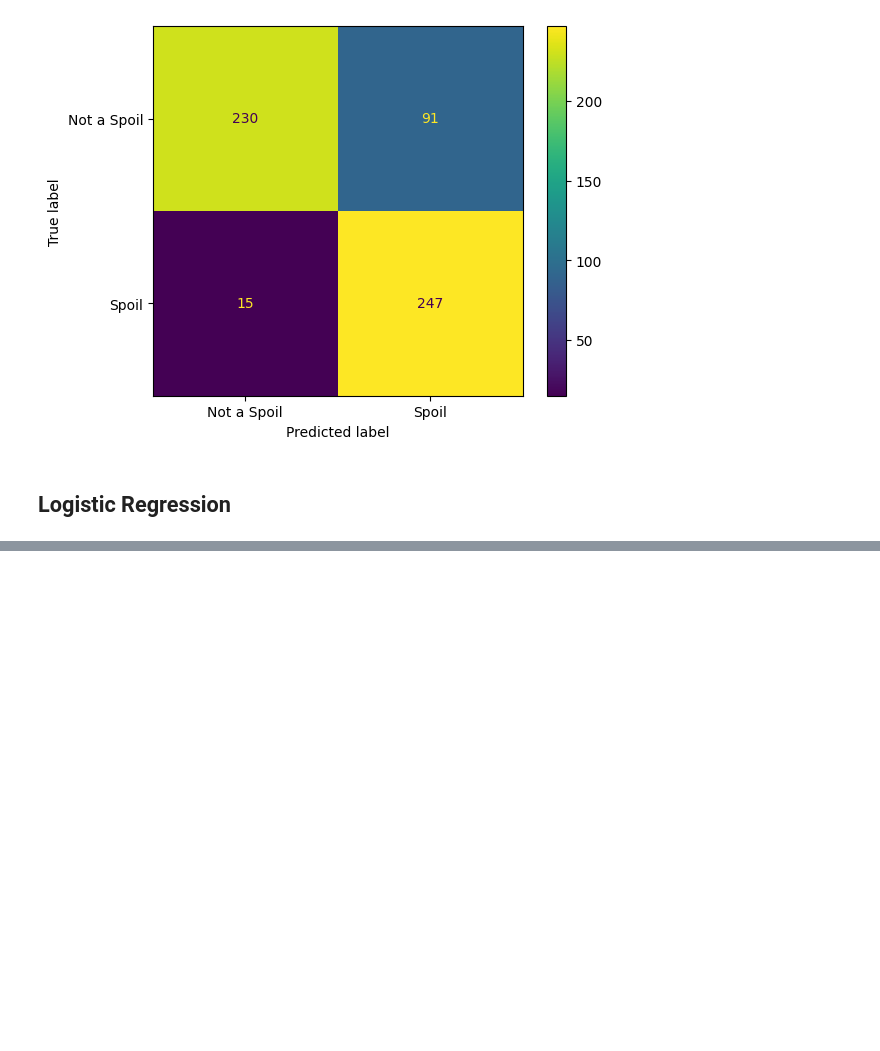
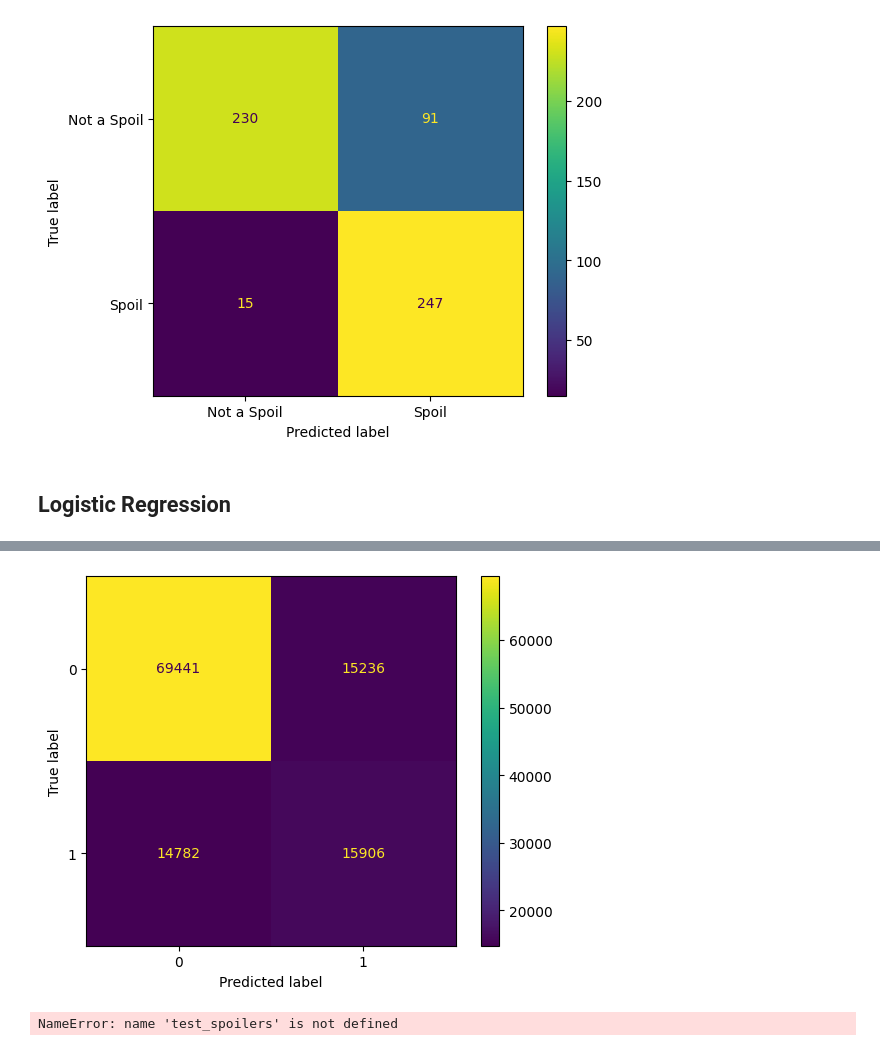
Before and after one commit to SinnnwL/SCIA_2025_GRP8_NLP, a Jupyter notebook: index.ipynb, the cells around one changed output, grey strips where cells are left out. Cells and saved outputs as stored; diff of their text form; code cells hidden in the pictures; blank space fills up the shorter version.

```diff
--- a/index.ipynb
+++ b/index.ipynb
@@ -229,0 +250,38 @@ Verbal Kint is actually Keyser Söze in 'The Usual Suspects'! BIG PLOT TWIST -->
+# %%
+from tensorflow.keras.models import Sequential
+from tensorflow.keras import regularizers, layers
+from tensorflow.keras.preprocessing.text import Tokenizer
+from tensorflow.keras.preprocessing.sequence import pad_sequences
+
+tokenizer = Tokenizer()
+tokenizer.fit_on_texts(X_train)
+
+X_train_seq = tokenizer.texts_to_sequences(X_train)
+X_val_seq = tokenizer.texts_to_sequences(X_test)
+
+max_len = 100  # Choisissez la longueur maximale souhaitée
+X_train_pad = pad_sequences(X_train_seq, maxlen=1000)
+X_val_pad = pad_sequences(X_val_seq, maxlen=1000)
+# %%
+from sklearn.utils import class_weight
+weight = class_weight.compute_class_weight(class_weight='balanced', classes=np.unique(y_train), y=y_train)
+# %%
+from tensorflow.keras.models import Sequential
+from tensorflow.keras import layers
+
+
+
+model = Sequential([
+    layers.Embedding(len(tokenizer.word_index) + 1, 64, input_length=1000),
+    layers.Flatten(),
+    layers.Dropout(0.3),
+    layers.Dense(128, activation='relu'),
+    layers.Dropout(0.3),
+    layers.Dense(128, activation='relu'),
+    layers.Dropout(0.3),
+    layers.Dense(1, activation='sigmoid')
+])
+
+#model.layers[0].adapt(X_train)
+model.compile(optimizer='adam', loss='binary_crossentropy', metrics=['accuracy'])
+history = model.fit(X_train_pad, y_train.values, epochs=3, batch_size=32, class_weight=dict(enumerate(weight)), validation_data=(X_val_pad, y_test.values))
@@ -229,0 +295,7 @@ Verbal Kint is actually Keyser Söze in 'The Usual Suspects'! BIG PLOT TWIST -->
+# %%
+y_pred = (model.predict(X_val_pad) > 0.5).astype(int)
+cm = confusion_matrix(y_test, y_pred)
+disp = ConfusionMatrixDisplay(confusion_matrix=cm)
+disp.plot()
+plt.show()
+# %% [output]
@@ -229,0 +303,6 @@ Verbal Kint is actually Keyser Söze in 'The Usual Suspects'! BIG PLOT TWIST -->
+[figure, added]
+# %%
+for spoiler in test_spoilers:
+  print(f"{spoiler} --> Spoiler : { model.predict([[spoiler]])> 0.5 }")
+# %% [output]
+NameError: name 'test_spoilers' is not defined
```
Also changed, not shown: parts of 6 cells of this notebook.
